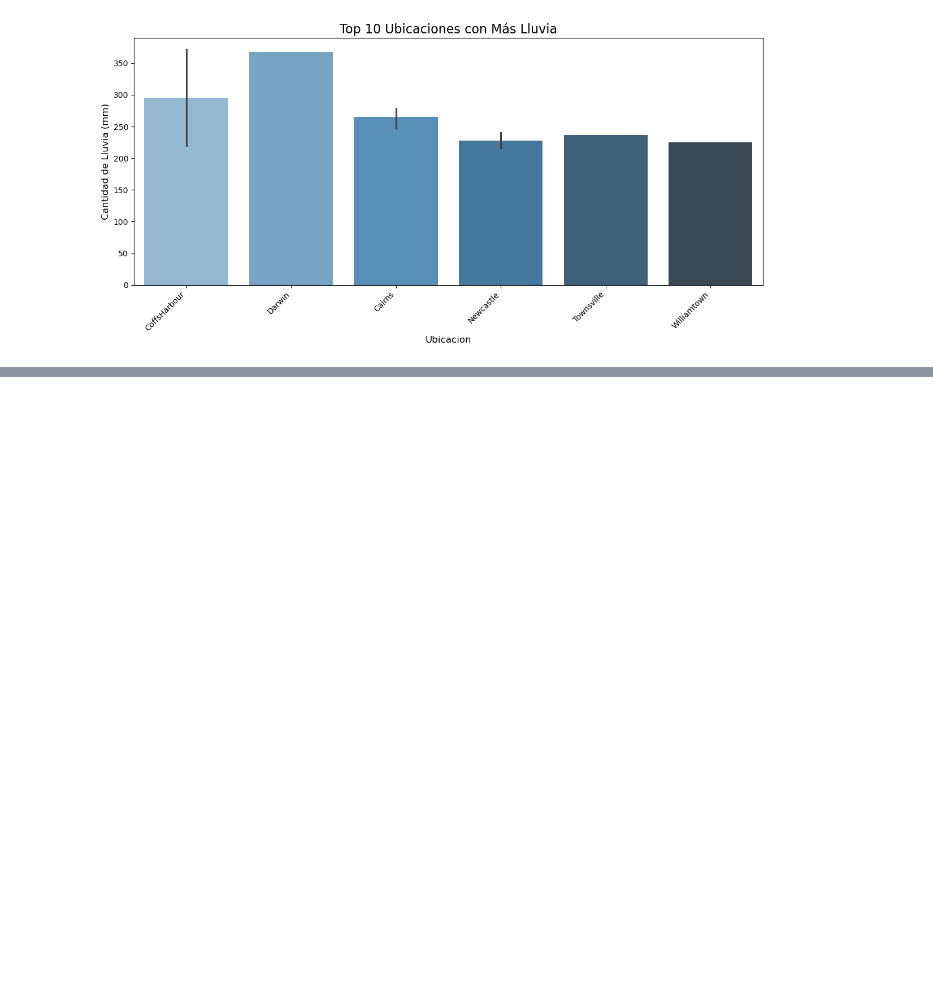
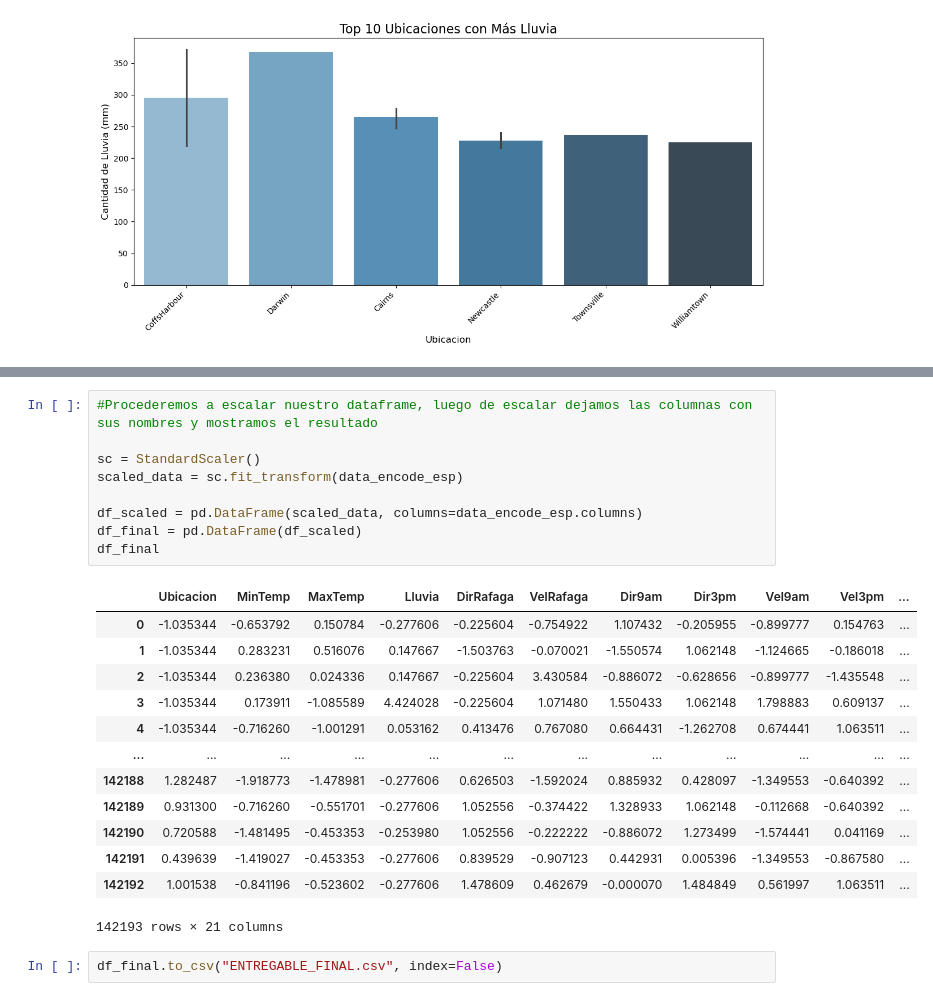
Before and after one commit to Francisco-pizarro/Mineria_datos, a Jupyter notebook: entregable_1.ipynb, the cells around one changed output, grey strips where cells are left out. Saved outputs shown, nothing was run; the diff lists cells and outputs as text; blank space fills up the shorter version.

```diff
--- a/entregable_1.ipynb
+++ b/entregable_1.ipynb
@@ -471,0 +503,25 @@ plt.show()
+# %%
+#Procederemos a escalar nuestro dataframe, luego de escalar dejamos las columnas con sus nombres y mostramos el resultado
+
+sc = StandardScaler()
+scaled_data = sc.fit_transform(data_encode_esp)
+
+df_scaled = pd.DataFrame(scaled_data, columns=data_encode_esp.columns)
+df_final = pd.DataFrame(df_scaled)
+df_final
+# %% [output]
+|  | Ubicacion | MinTemp | MaxTemp | Lluvia | DirRafaga | VelRafaga | Dir9am | Dir3pm | Vel9am | Vel3pm | ... |
+| 0 | -1.035344 | -0.653792 | 0.150784 | -0.277606 | -0.225604 | -0.754922 | 1.107432 | -0.205955 | -0.899777 | 0.154763 | ... |
+| 1 | -1.035344 | 0.283231 | 0.516076 | 0.147667 | -1.503763 | -0.070021 | -1.550574 | 1.062148 | -1.124665 | -0.186018 | ... |
+| 2 | -1.035344 | 0.236380 | 0.024336 | 0.147667 | -0.225604 | 3.430584 | -0.886072 | -0.628656 | -0.899777 | -1.435548 | ... |
+| 3 | -1.035344 | 0.173911 | -1.085589 | 4.424028 | -0.225604 | 1.071480 | 1.550433 | 1.062148 | 1.798883 | 0.609137 | ... |
+| 4 | -1.035344 | -0.716260 | -1.001291 | 0.053162 | 0.413476 | 0.767080 | 0.664431 | -1.262708 | 0.674441 | 1.063511 | ... |
+| ... | ... | ... | ... | ... | ... | ... | ... | ... | ... | ... | ... |
+| 142188 | 1.282487 | -1.918773 | -1.478981 | -0.277606 | 0.626503 | -1.592024 | 0.885932 | 0.428097 | -1.349553 | -0.640392 | ... |
+| 142189 | 0.931300 | -0.716260 | -0.551701 | -0.277606 | 1.052556 | -0.374422 | 1.328933 | 1.062148 | -0.112668 | -0.640392 | ... |
+| 142190 | 0.720588 | -1.481495 | -0.453353 | -0.253980 | 1.052556 | -0.222222 | -0.886072 | 1.273499 | -1.574441 | 0.041169 | ... |
+| 142191 | 0.439639 | -1.419027 | -0.453353 | -0.277606 | 0.839529 | -0.907123 | 0.442931 | 0.005396 | -1.349553 | -0.867580 | ... |
+| 142192 | 1.001538 | -0.841196 | -0.523602 | -0.277606 | 1.478609 | 0.462679 | -0.000070 | 1.484849 | 0.561997 | 1.063511 | ... |
+142193 rows × 21 columns
+# %%
+df_final.to_csv("ENTREGABLE_FINAL.csv", index=False)
```
Also changed, not shown: parts of 10 cells of this notebook, 1 other file.
